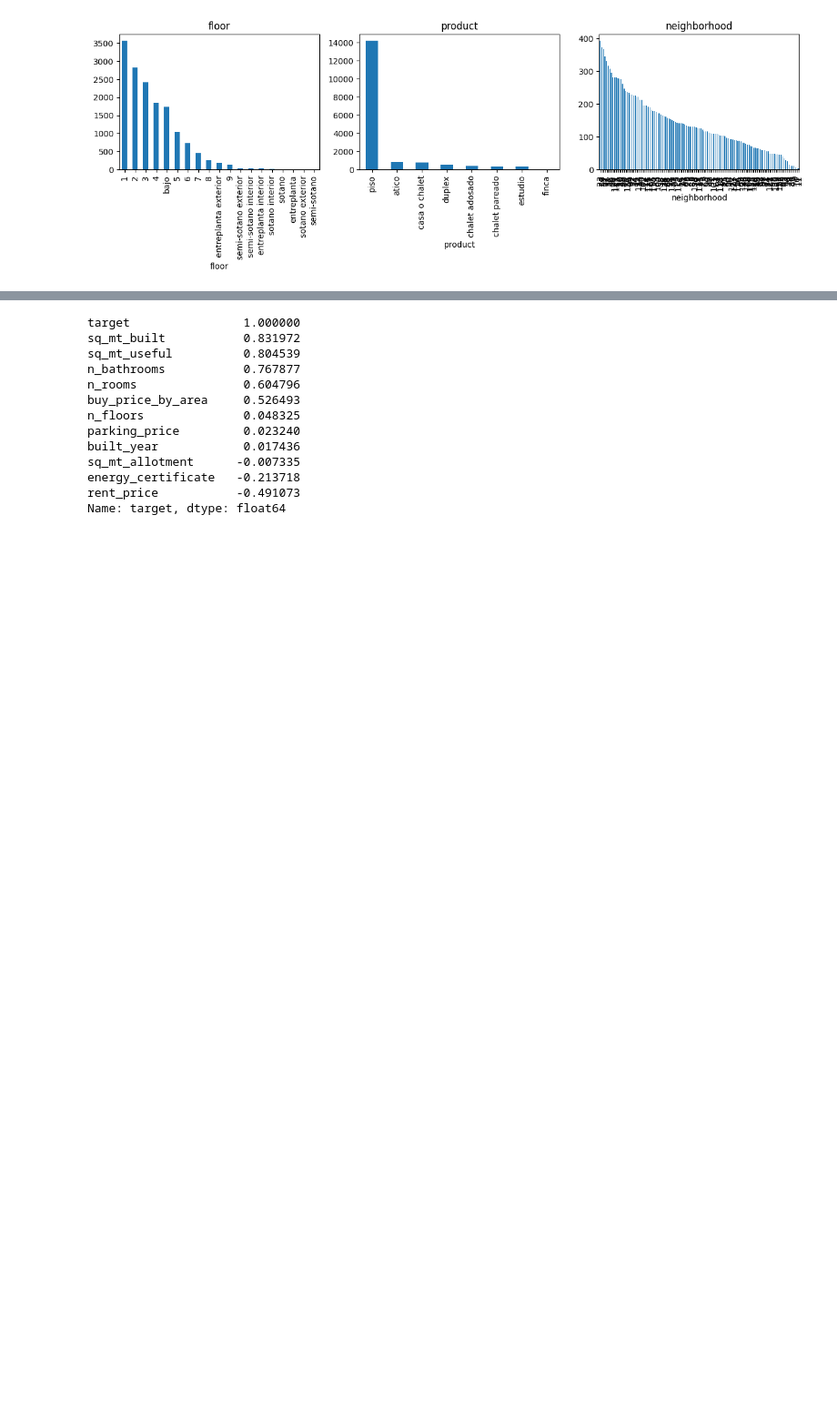
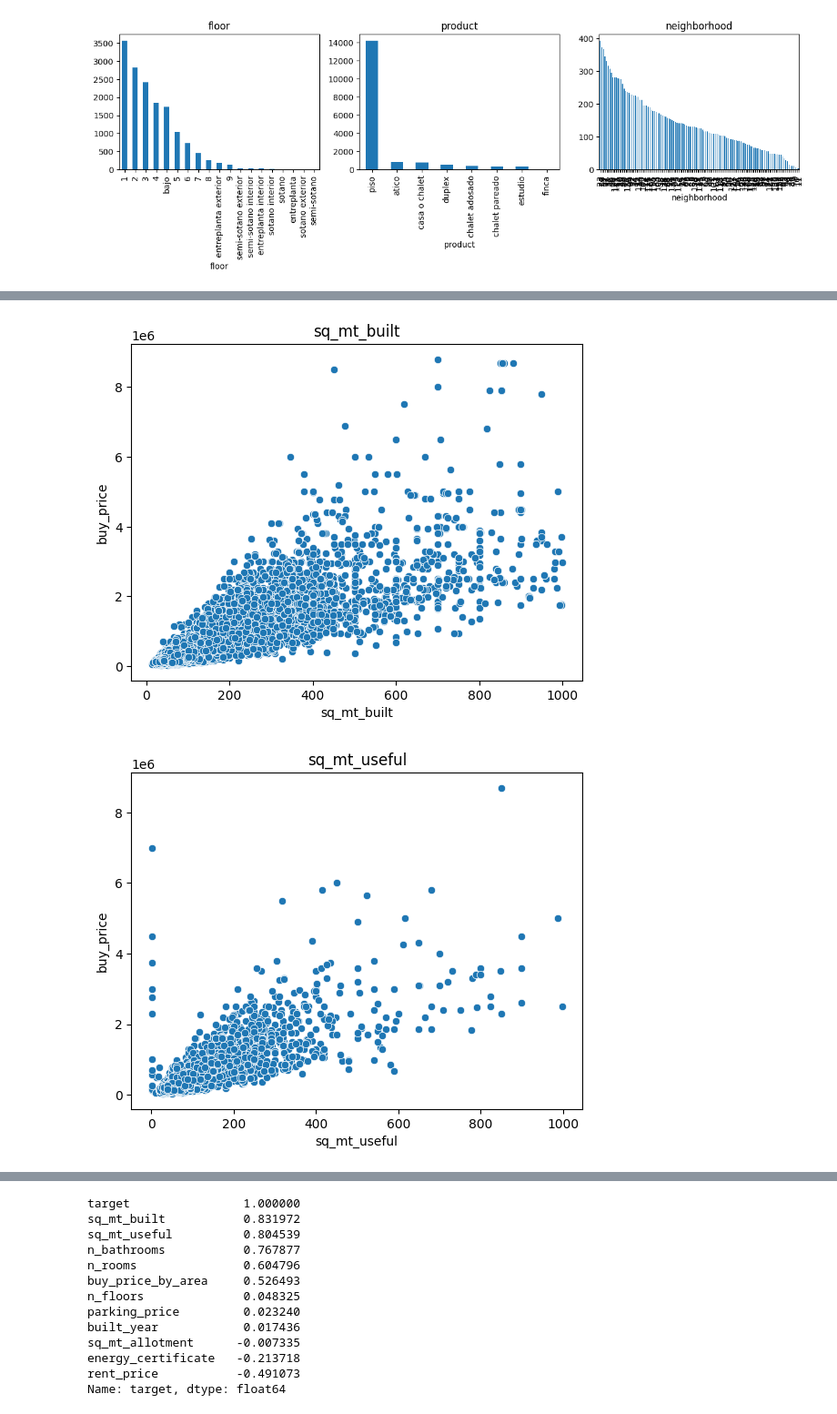
Before and after one commit to bruno-coulet/apartment-hunter, a Jupyter notebook: preprocess.ipynb, the cells around one changed output, grey strips where cells are left out. Shown at 91% size. Saved outputs shown, nothing was run; the diff lists cells and outputs as text; code cells hidden in the pictures; blank space fills up the shorter version.

```diff
--- a/preprocess.ipynb
+++ b/preprocess.ipynb
@@ -250,0 +242,8 @@ array([[<Axes: xlabel='sq_mt_built', ylabel='sq_mt_built'>,
+# %%
+for col in X_train_num.columns:
+    sns.scatterplot(x=X_train_num[col], y=y_train)
+    plt.title(col)
+    plt.show()
+# %% [output]
+[figure, added]
+[figure, added]
```
Also changed, not shown: parts of 16 cells of this notebook, 1 other file.
